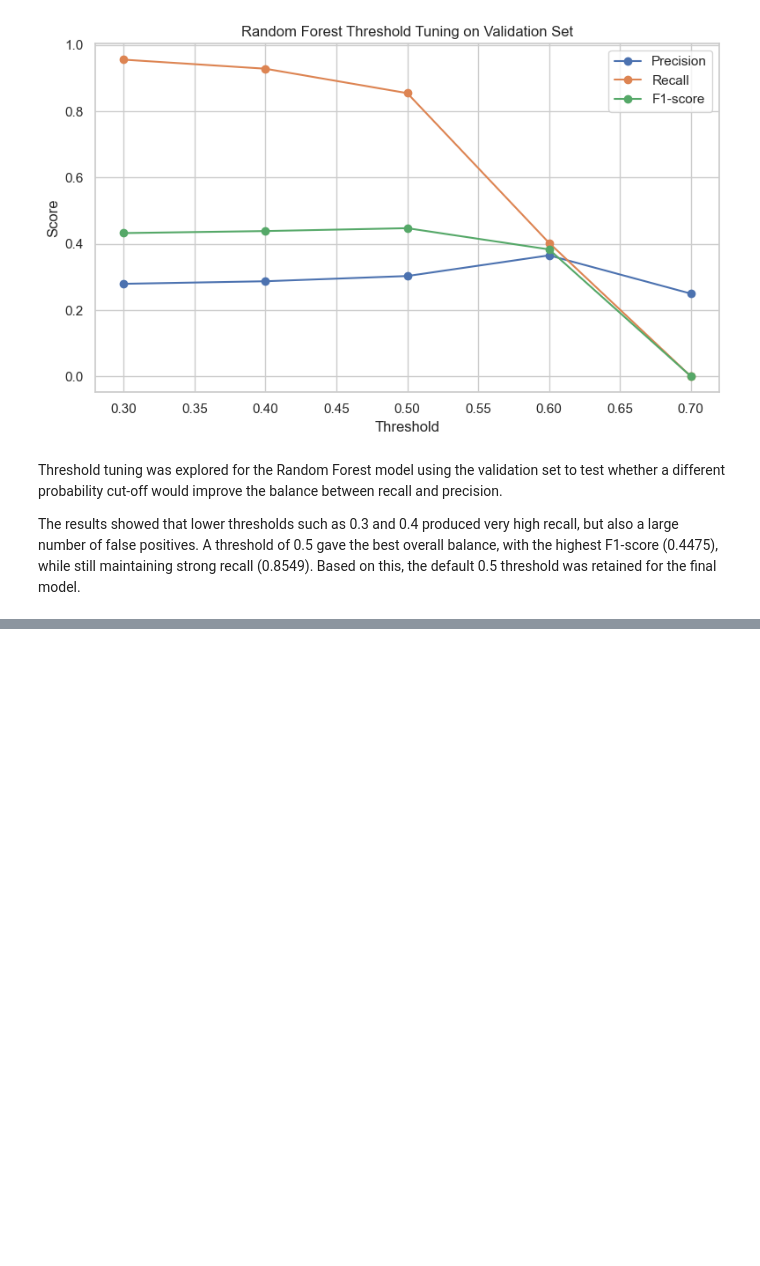
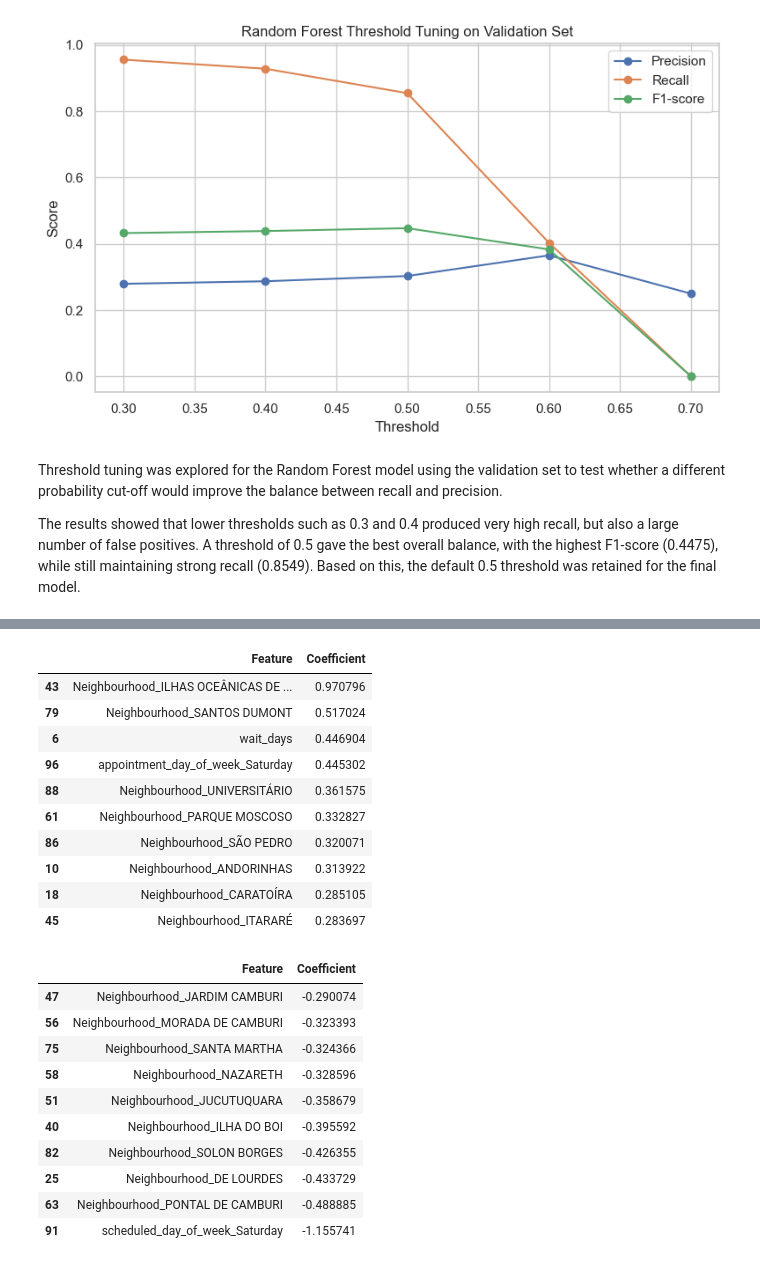
Before and after one commit to RNB1993/medical-appointment-no-show-analytics, a Jupyter notebook: jupyter_notebooks/03_ML.ipynb, the cells around one changed output, grey strips where cells are left out. Saved outputs shown, nothing was run; the diff lists cells and outputs as text; code cells hidden in the pictures; blank space fills up the shorter version.

```diff
--- a/jupyter_notebooks/03_ML.ipynb
+++ b/jupyter_notebooks/03_ML.ipynb
@@ -567,0 +594,42 @@ This section focuses on feature importance or model coefficients to identify whi
+# %%
+# Get feature names after preprocessing
+ohe = log_reg_pipeline.named_steps["preprocessor"].named_transformers_["cat"].named_steps["onehot"]
+encoded_cat_features = ohe.get_feature_names_out(categorical_features)
+
+all_feature_names = np.concatenate([numeric_features, encoded_cat_features])
+
+# Get coefficients
+coefficients = log_reg_pipeline.named_steps["model"].coef_[0]
+
+coef_df = pd.DataFrame({
+    "Feature": all_feature_names,
+    "Coefficient": coefficients
+})
+
+coef_df = coef_df.sort_values("Coefficient", ascending=False)
+
+display(coef_df.head(10))
+display(coef_df.tail(10))
+# %% [output]
+|  | Feature | Coefficient |
+| 43 | Neighbourhood_ILHAS OCEÂNICAS DE ... | 0.970796 |
+| 79 | Neighbourhood_SANTOS DUMONT | 0.517024 |
+| 6 | wait_days | 0.446904 |
+| 96 | appointment_day_of_week_Saturday | 0.445302 |
+| 88 | Neighbourhood_UNIVERSITÁRIO | 0.361575 |
+| 61 | Neighbourhood_PARQUE MOSCOSO | 0.332827 |
+| 86 | Neighbourhood_SÃO PEDRO | 0.320071 |
+| 10 | Neighbourhood_ANDORINHAS | 0.313922 |
+| 18 | Neighbourhood_CARATOÍRA | 0.285105 |
+| 45 | Neighbourhood_ITARARÉ | 0.283697 |
+|  | Feature | Coefficient |
+| 47 | Neighbourhood_JARDIM CAMBURI | -0.290074 |
+| 56 | Neighbourhood_MORADA DE CAMBURI | -0.323393 |
+| 75 | Neighbourhood_SANTA MARTHA | -0.324366 |
+| 58 | Neighbourhood_NAZARETH | -0.328596 |
+| 51 | Neighbourhood_JUCUTUQUARA | -0.358679 |
+| 40 | Neighbourhood_ILHA DO BOI | -0.395592 |
+| 82 | Neighbourhood_SOLON BORGES | -0.426355 |
+| 25 | Neighbourhood_DE LOURDES | -0.433729 |
+| 63 | Neighbourhood_PONTAL DE CAMBURI | -0.488885 |
+| 91 | scheduled_day_of_week_Saturday | -1.155741 |
```
Also changed, not shown: parts of 30 cells of this notebook, 4 other files.
